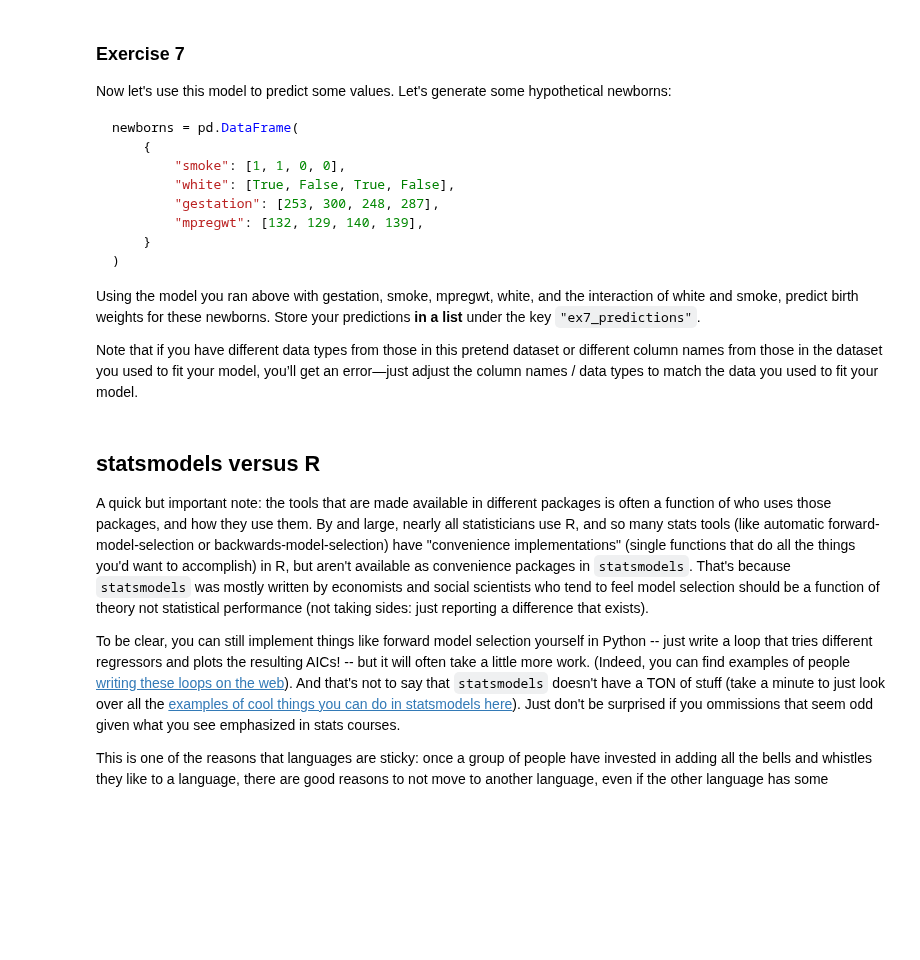
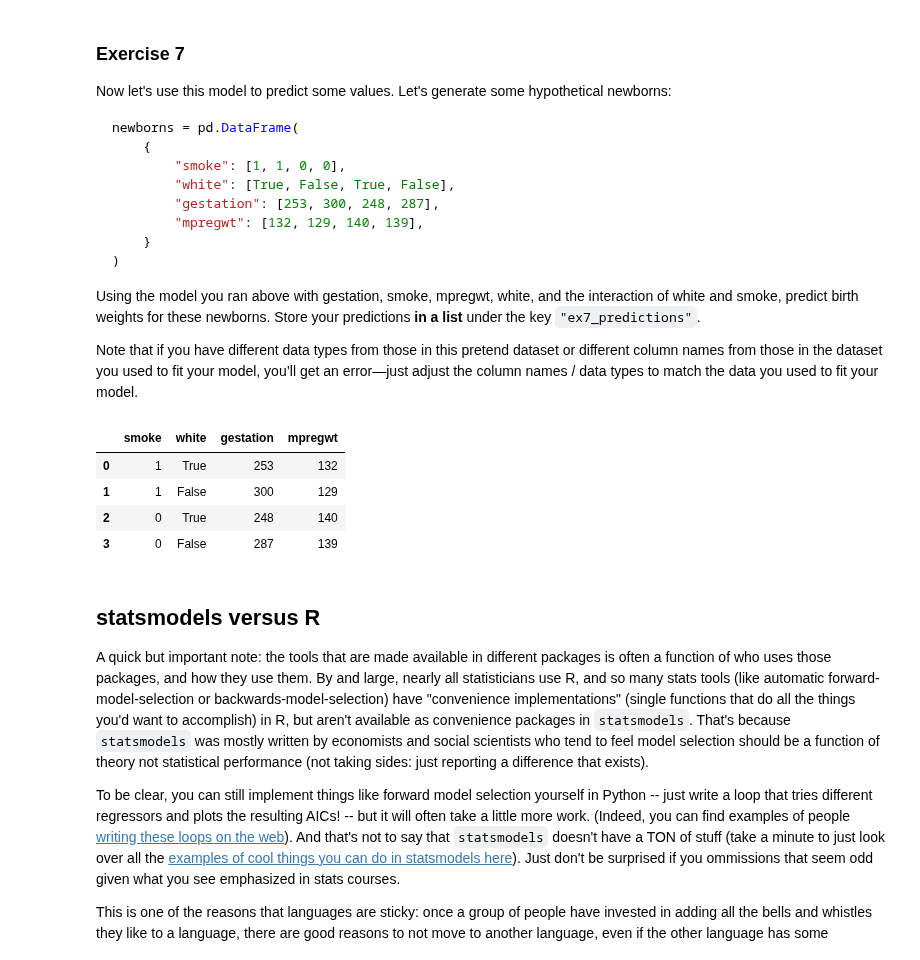
Before and after one commit to BarbaraPFloresRios/IDS720_PracticalDataScience, a Jupyter notebook: 20231116_ExerciseStatsmodels/Exercise_statsmodels.ipynb, the cells around one changed output. Saved outputs shown, nothing was run; the diff lists cells and outputs as text; code cells hidden in the pictures; blank space fills up the shorter version.

```diff
--- a/20231116_ExerciseStatsmodels/Exercise_statsmodels.ipynb
+++ b/20231116_ExerciseStatsmodels/Exercise_statsmodels.ipynb
@@ -279,6 +361,22 @@ newborns = pd.DataFrame(
 Using the model you ran above with gestation, smoke, mpregwt, white, and the interaction of white and smoke, predict birth weights for these newborns. Store your predictions **in a list** under the key `"ex7_predictions"`.
 
 Note that if you have different data types from those in this pretend dataset or different column names from those in the dataset you used to fit your model, you’ll get an error—just adjust the column names / data types to match the data you used to fit your model.
+# %%
+newborns = pd.DataFrame(
+    {
+        "smoke": [1, 1, 0, 0],
+        "white": [True, False, True, False],
+        "gestation": [253, 300, 248, 287],
+        "mpregwt": [132, 129, 140, 139],
+    }
+)
+newborns
+# %% [output]
+|  | smoke | white | gestation | mpregwt |
+| 0 | 1 | True | 253 | 132 |
+| 1 | 1 | False | 300 | 129 |
+| 2 | 0 | True | 248 | 140 |
+| 3 | 0 | False | 287 | 139 |
 # %% [markdown]
 ## statsmodels versus R
 
```
Also changed, not shown: parts of 16 cells of this notebook.
